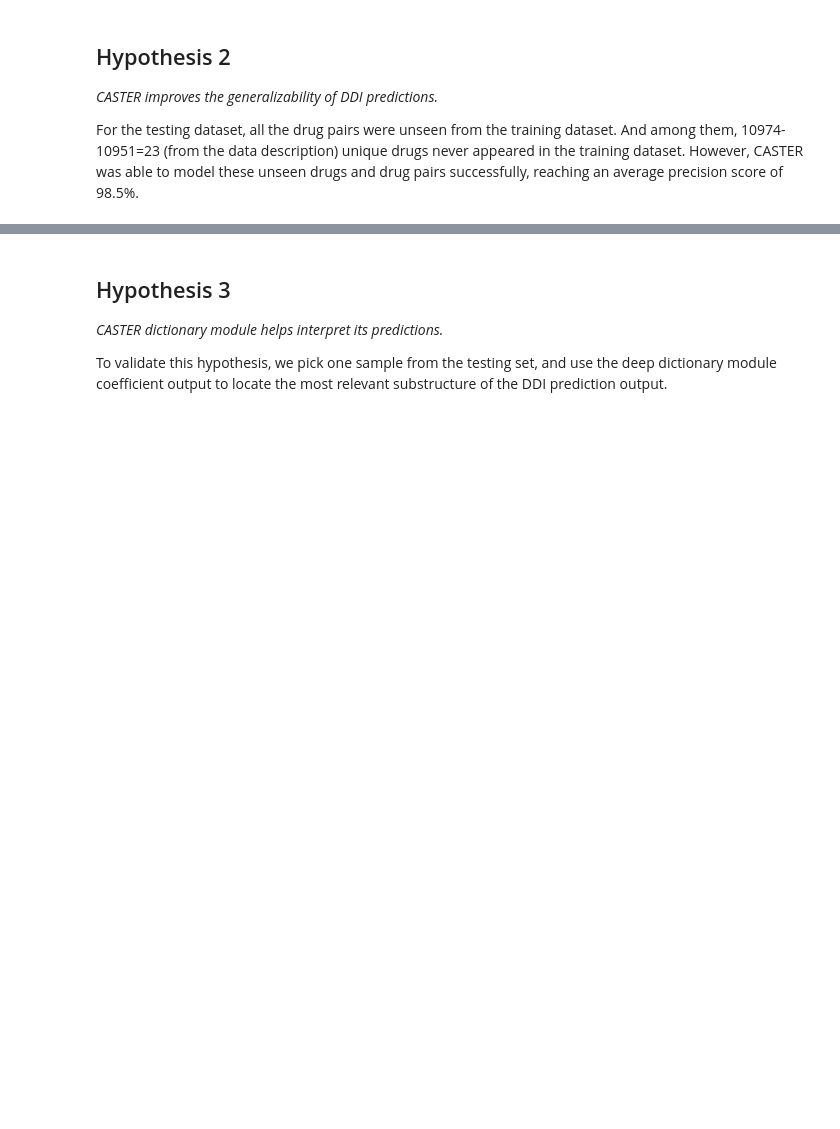
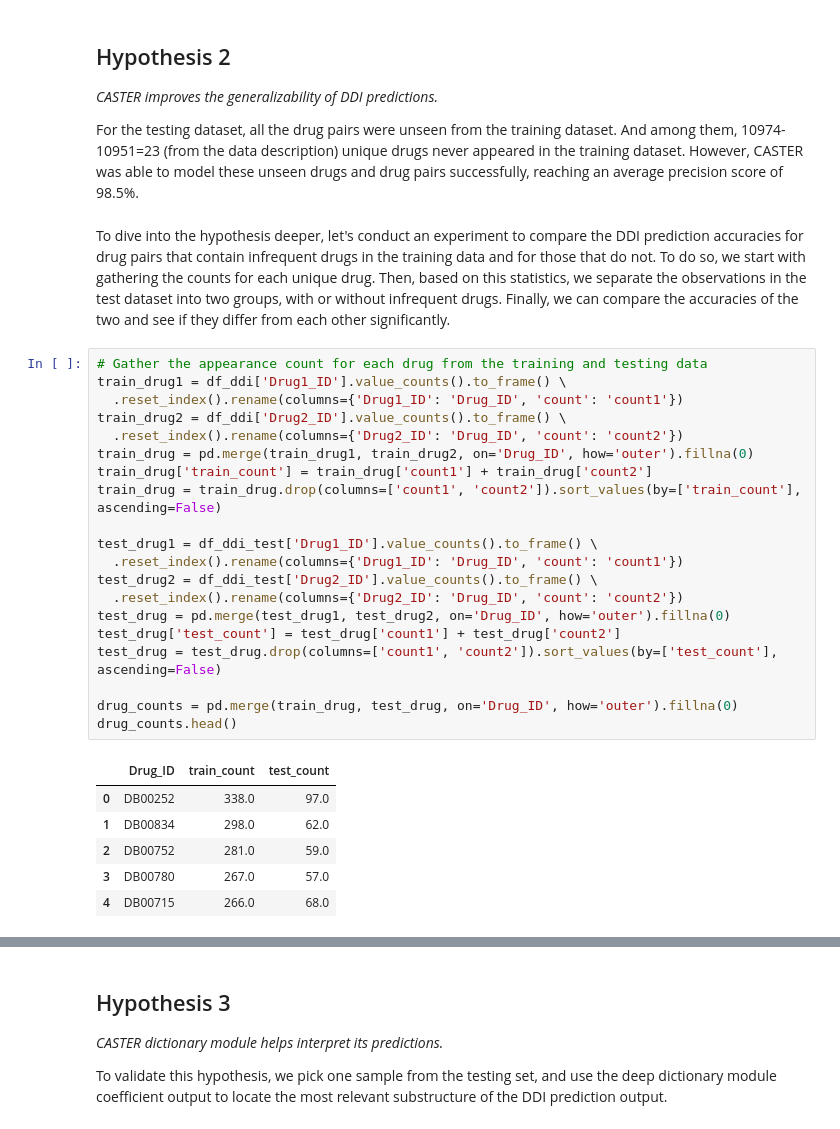
Before and after one commit to lanceyjt/cs598-dlh-team72, a Jupyter notebook: DL4H_Team72.ipynb, the cells around one changed output, grey strips where cells are left out. Cells and saved outputs as stored; diff of their text form; blank space fills up the shorter version.

```diff
--- a/DL4H_Team72.ipynb
+++ b/DL4H_Team72.ipynb
@@ -970,3 +1011,32 @@ From the table below, we can see that the CASTER did provide more accurate DDI p
 *CASTER improves the generalizability of DDI predictions.*
 
 For the testing dataset, all the drug pairs were unseen from the training dataset. And among them, 10974-10951=23 (from the data description) unique drugs never appeared in the training dataset. However, CASTER was able to model these unseen drugs and drug pairs successfully, reaching an average precision score of 98.5%.
+# %% [markdown]
+To dive into the hypothesis deeper, let's conduct an experiment to compare the DDI prediction accuracies for drug pairs that contain infrequent drugs in the training data and for those that do not. To do so, we start with gathering the counts for each unique drug. Then, based on this statistics, we separate the observations in the test dataset into two groups, with or without infrequent drugs. Finally, we can compare the accuracies of the two and see if they differ from each other significantly.
+# %%
+# Gather the appearance count for each drug from the training and testing data
+train_drug1 = df_ddi['Drug1_ID'].value_counts().to_frame() \
+  .reset_index().rename(columns={'Drug1_ID': 'Drug_ID', 'count': 'count1'})
+train_drug2 = df_ddi['Drug2_ID'].value_counts().to_frame() \
+  .reset_index().rename(columns={'Drug2_ID': 'Drug_ID', 'count': 'count2'})
+train_drug = pd.merge(train_drug1, train_drug2, on='Drug_ID', how='outer').fillna(0)
+train_drug['train_count'] = train_drug['count1'] + train_drug['count2']
+train_drug = train_drug.drop(columns=['count1', 'count2']).sort_values(by=['train_count'], ascending=False)
+
+test_drug1 = df_ddi_test['Drug1_ID'].value_counts().to_frame() \
+  .reset_index().rename(columns={'Drug1_ID': 'Drug_ID', 'count': 'count1'})
+test_drug2 = df_ddi_test['Drug2_ID'].value_counts().to_frame() \
+  .reset_index().rename(columns={'Drug2_ID': 'Drug_ID', 'count': 'count2'})
+test_drug = pd.merge(test_drug1, test_drug2, on='Drug_ID', how='outer').fillna(0)
+test_drug['test_count'] = test_drug['count1'] + test_drug['count2']
+test_drug = test_drug.drop(columns=['count1', 'count2']).sort_values(by=['test_count'], ascending=False)
+
+drug_counts = pd.merge(train_drug, test_drug, on='Drug_ID', how='outer').fillna(0)
+drug_counts.head()
+# %% [output]
+|  | Drug_ID | train_count | test_count |
+| 0 | DB00252 | 338.0 | 97.0 |
+| 1 | DB00834 | 298.0 | 62.0 |
+| 2 | DB00752 | 281.0 | 59.0 |
+| 3 | DB00780 | 267.0 | 57.0 |
+| 4 | DB00715 | 266.0 | 68.0 |
```
Also changed, not shown: parts of 9 cells of this notebook.
